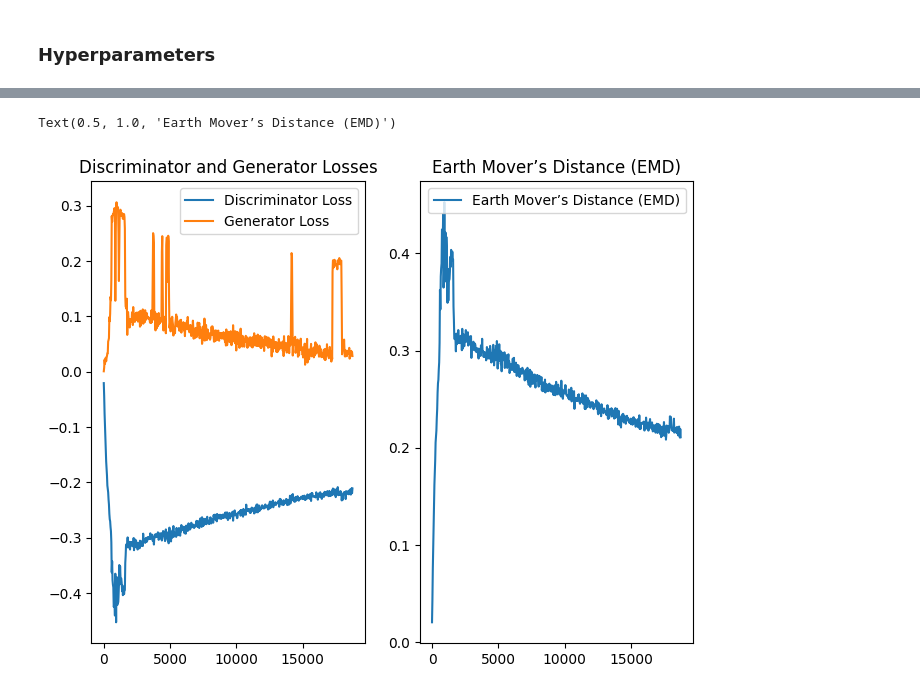
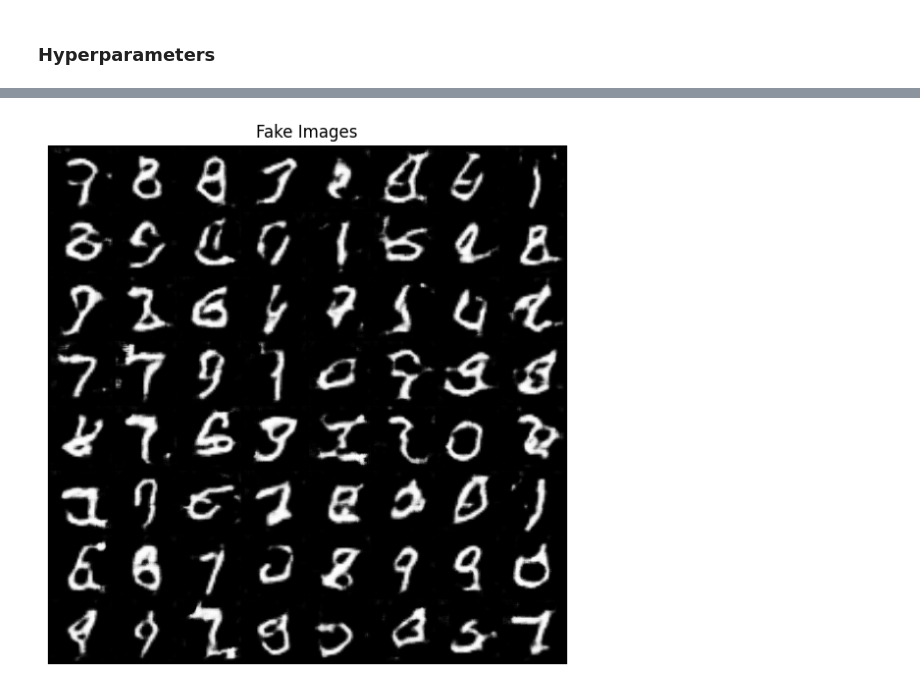
Before and after one commit to nathanbowness/CSI5340Assignments, a Jupyter notebook: Assignment4/wgan_mnist_a4.ipynb, the cells around one changed output, grey strips where cells are left out. Drawn from its saved outputs; the diff is of its cells as text; code cells hidden in the pictures.

```diff
--- a/Assignment4/wgan_mnist_a4.ipynb
+++ b/Assignment4/wgan_mnist_a4.ipynb
@@ -218,28 +238,17 @@ for epoch in range(num_epochs):
 # %%
+num_images_to_show = 64
+
 # Save generated images from the last training iteration
 with torch.no_grad():
-    z = Variable(torch.randn(batch_size, z_dim, 1, 1)).to(default_device)
+    z = Variable(torch.randn(num_images_to_show, z_dim, 1, 1)).to(default_device)
     generated_images = generator(z).cpu().numpy()
+
+# Plot the fake images that were generated
+plt.figure(figsize=(15,15))
+plt.subplot(1,2,2)
+plt.axis("off")
+plt.title("Fake Images")
+plt.imshow(np.transpose(vutils.make_grid(torch.tensor(generated_images[:num_images_to_show]).to(default_device), padding=3, normalize=True).cpu(),(1,2,0)))
+plt.show()
+# %% [output]
+[figure, added]
-# %%
-# Plot losses and EMD values
-number_bins = 30
-
-# Bin the discriminator losses and calculate the averages
-binned_d_losses = [np.mean(d_losses[i:i + number_bins]) for i in range(0, len(d_losses), number_bins)]
-binned_g_losses = [np.mean(g_losses[i:i + number_bins]) for i in range(0, len(g_losses), number_bins)]
-binned_emd_values = [np.mean(emd_values[i:i + number_bins]) for i in range(0, len(emd_values), number_bins)]
-
-plt.figure(figsize=(12, 6))
-plt.subplot(1, 3, 1)
-plt.plot(range(0, len(d_losses), number_bins), binned_d_losses, label='Discriminator Loss')
-plt.plot(range(0, len(g_losses), number_bins), binned_g_losses, label='Generator Loss')
-plt.legend()
-plt.title('Discriminator and Generator Losses')
-
-plt.subplot(1, 3, 2)
-plt.plot(range(0, len(emd_values), number_bins), binned_emd_values, label='Earth Mover’s Distance (EMD)')
-plt.legend()
-plt.title('Earth Mover’s Distance (EMD)')
-# %% [output]
-Text(0.5, 1.0, 'Earth Mover’s Distance (EMD)')
-[figure, removed]
```
Also changed, not shown: parts of 8 cells of this notebook, 1 other file.
